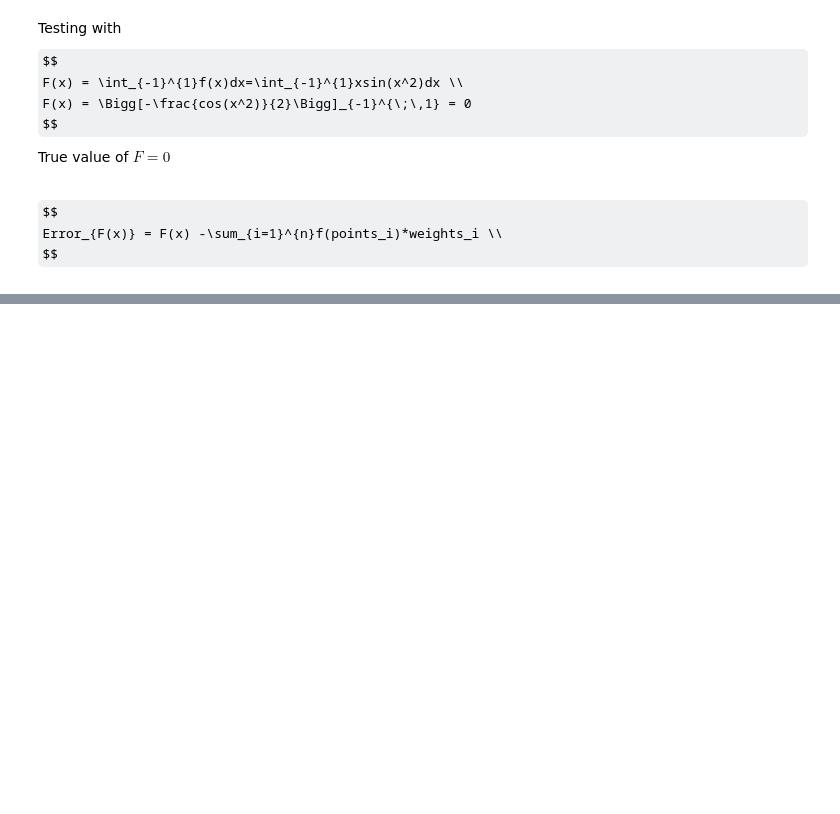
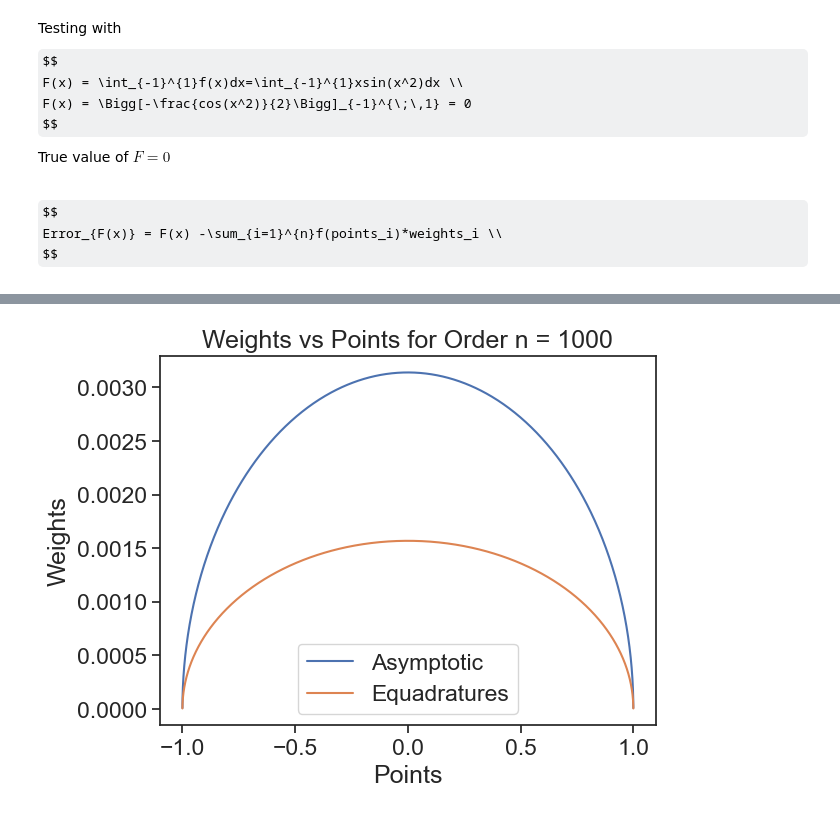
Before and after one commit to equadratures/Higher-Order-Integration, a Jupyter notebook: Asymptotic Legendre Implementation.ipynb, the cells around one changed output, grey strips where cells are left out. Saved outputs shown, nothing was run; the diff lists cells and outputs as text; code cells hidden in the pictures; some formulas as TeX source; blank space fills up the shorter version.

```diff
--- a/Asymptotic Legendre Implementation.ipynb
+++ b/Asymptotic Legendre Implementation.ipynb
@@ -212,0 +250,10 @@ plt.show();
+# %%
+plt.plot(points1000Asy, weights1000Asy, label='Asymptotic')
+plt.plot(points1000Eq, weights1000Eq, label='Equadratures')
+plt.xlabel('Points');
+plt.ylabel('Weights');
+plt.title('Weights vs Points for Order n = 1000')
+plt.legend()
+plt.show()
+# %% [output]
+[figure, added]
```
Also changed, not shown: parts of 3 cells of this notebook.
